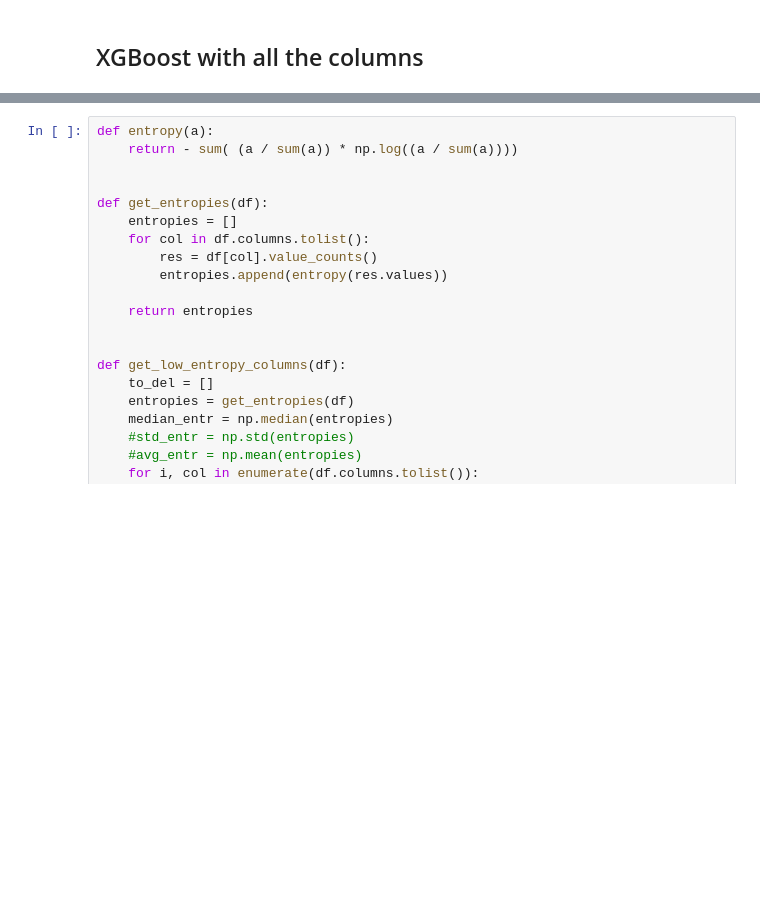
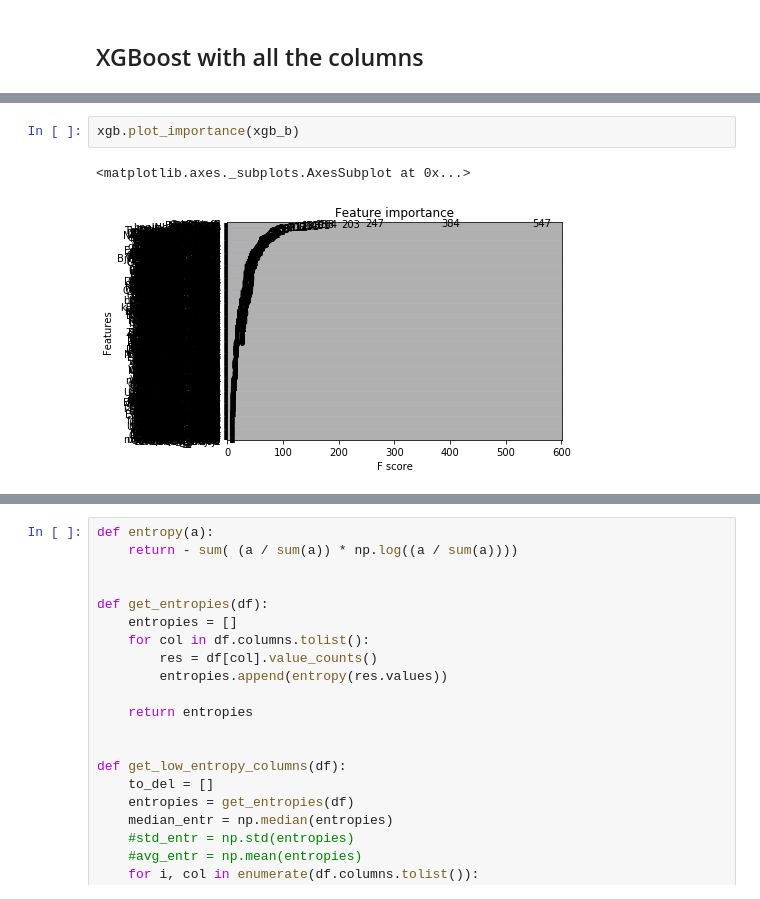
Before and after one commit to ezetl/poverT, a Jupyter notebook: exp/notebooks/1.2 - Fix Errors.ipynb, the cells around one changed output, grey strips where cells are left out. Cells and saved outputs as stored; diff of their text form; blank space fills up the shorter version.

```diff
--- a/exp/notebooks/1.2 - Fix Errors.ipynb
+++ b/exp/notebooks/1.2 - Fix Errors.ipynb
@@ -302,0 +354,5 @@ Total loss: 14.301927148523962
+# %%
+xgb.plot_importance(xgb_b)
+# %% [output]
+<matplotlib.axes._subplots.AxesSubplot at 0x...>
+[figure, added]
```
Also changed, not shown: parts of 23 cells of this notebook, 5 other files.
